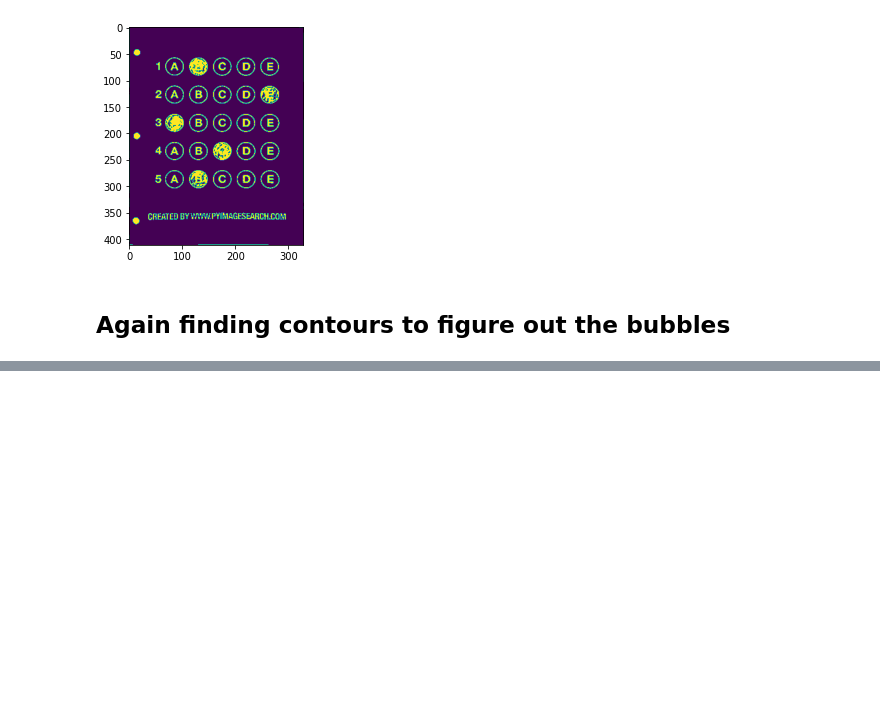
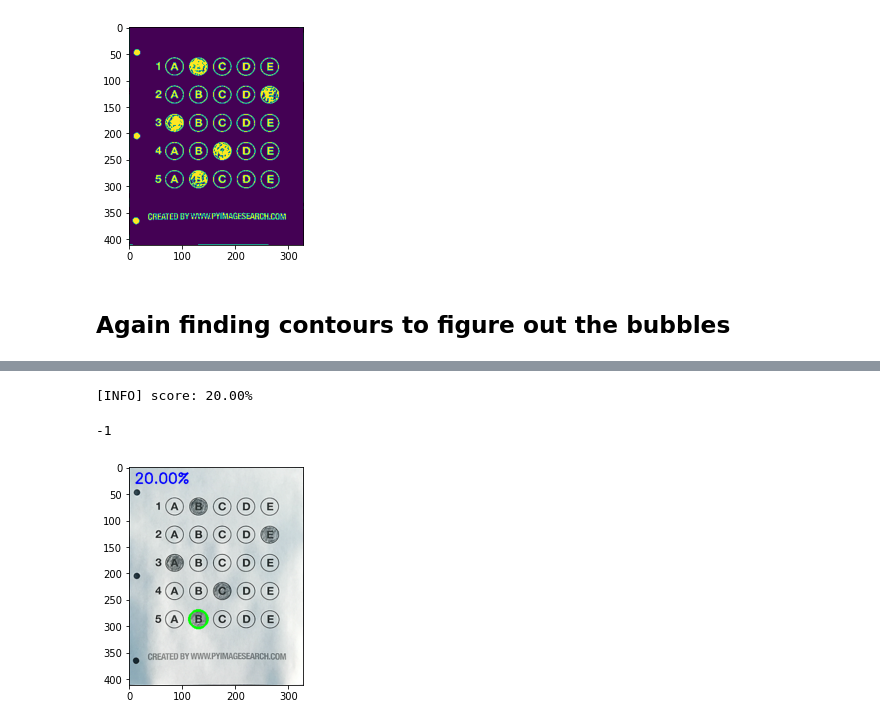
Before and after one commit to gentleman101/Deep_Learning, a Jupyter notebook: OMR_Test_Scanner_(OpenCV).ipynb, the cells around one changed output, grey strips where cells are left out. Drawn from its saved outputs; the diff is of its cells as text; code cells hidden in the pictures; blank space fills up the shorter version.

```diff
--- a/OMR_Test_Scanner_(OpenCV).ipynb
+++ b/OMR_Test_Scanner_(OpenCV).ipynb
@@ -123,0 +172,13 @@ for (q, i) in enumerate(np.arange(0, len(questionCnts), 5)):
+# %%
+# grab the test taker
+score = (correct / 5.0) * 100
+print("[INFO] score: {:.2f}%".format(score))
+cv2.putText(paper, "{:.2f}%".format(score), (10, 30),
+	cv2.FONT_HERSHEY_SIMPLEX, 0.9, (0, 0, 255), 2)
+plt.imshow(image)
+plt.imshow(paper)
+cv2.waitKey(0)
+# %% [output]
+[INFO] score: 20.00%
+-1
+[figure, added]
```
Also changed, not shown: parts of 4 cells of this notebook.
